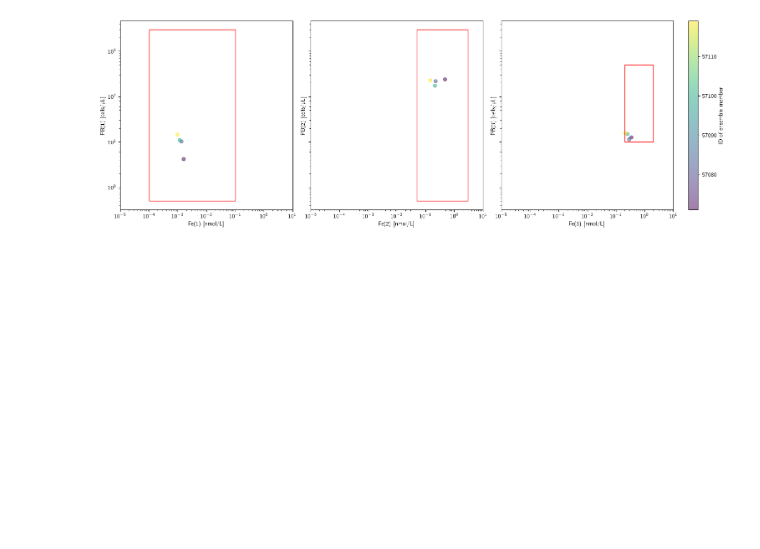
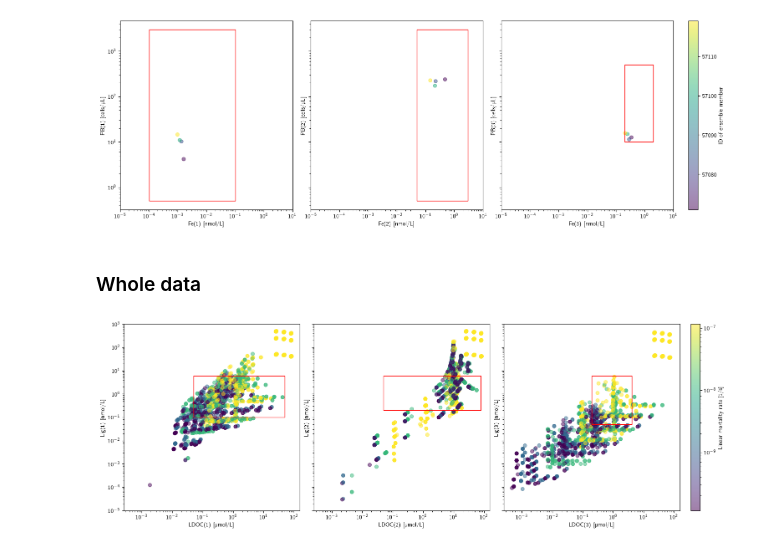
Before and after one commit to konweber/microCOSM_deep, a Jupyter notebook: Ensembles13_to_18/Ensemble13_to_18_analysis.ipynb, the cells around one changed output. Cells and saved outputs as stored; diff of their text form; code cells hidden in the pictures; blank space fills up the shorter version.

```diff
--- a/Ensembles13_to_18/Ensemble13_to_18_analysis.ipynb
+++ b/Ensembles13_to_18/Ensemble13_to_18_analysis.ipynb
@@ -323,3 +398,49 @@ cbar.set_label('ID of ensemble member')
 plt.show()
 # %% [output]
 [figure]
+# %% [markdown]
+### Whole data
+# %%
+### Ligand vs LDOC scatterplot
+
+fig, axs = plt.subplots(1, 3, figsize=(15, 5), sharex=True, sharey=True, constrained_layout=True)
+
+sc1 = axs[0].scatter(data13_to_18['LDOC(1)'], data13_to_18['Lig(1)'], c=data13_to_18['m_l'], cmap='viridis', marker='o', alpha=0.5, norm=LogNorm())
+axs[0].set_xlabel('LDOC(1) [µmol/L]')
+axs[0].set_ylabel('Lig(1) [nmol/L]')
+axs[0].set_xscale('log')
+axs[0].set_yscale('log')
+axs[0].set_ylim(1E-5, 1E3)
+rect = Rectangle((0.05, 0.1), 50 - 0.05, 6 - 0.1, linewidth=1, edgecolor='red', facecolor='none', alpha=1)
+axs[0].add_patch(rect)
+### LDOC must be higher than ligand concentration * rCLig and it must be lower the DOC concentration
+### DOC concentrations are not available for the SO in GEOTRACES or in the Hansell data
+### Efficient dissolved organic carbon production and export in the oligotrophic ocean: https://doi.org/10.1038/s41467-017-02227-3
+###  DOC in the Southern Ocean is lower than ~50 µmol/kg
+
+
+sc2 = axs[1].scatter(data13_to_18['LDOC(2)'], data13_to_18['Lig(2)'], c=data13_to_18['m_l'], cmap='viridis', marker='o', alpha=0.5, norm=LogNorm())
+axs[1].set_xlabel('LDOC(2) [µmol/L]')
+axs[1].set_ylabel('Lig(2) [nmol/L]')
+axs[1].set_xscale('log')
+axs[1].set_yscale('log')
+rect = Rectangle((0.05, 0.2), 80 - 0.05, 6 - 0.2, linewidth=1, edgecolor='red', facecolor='none', alpha=1)
+axs[1].add_patch(rect)
+### DOC concentration in the North Atlantic reaches maximal 80 µmol/kg, LDOC must be lower than that
+### Also for the rest of the ocean DOC is rarely higher than 80 µmol/kg (exeption: Mediterranean Sea, Black Sea, Baltic Sea)
+### LDOC must be higher than ligand concentration * rCLig ~ 50 nmol/kg (maximal for rCLig = 30)
+
+sc3 = axs[2].scatter(data13_to_18['LDOC(3)'], data13_to_18['Lig(3)'], c=data13_to_18['m_l'], cmap='viridis', marker='o', alpha=0.5, norm=LogNorm())
+axs[2].set_xlabel('LDOC(3) [µmol/L]')
+axs[2].set_ylabel('Lig(3) [nmol/L]')
+axs[2].set_xscale('log')
+axs[2].set_yscale('log')
+rect = Rectangle((0.2, 0.05), 4 - 0.05, 6 - 0.2, linewidth=1, edgecolor='red', facecolor='none', alpha=1)
+axs[2].add_patch(rect)
+### DOC in the deep ocean reaches approximately 40 µmol/kg, LDOC must much lower that that
+### Set maximum to 4 µmol/kg (~10% of DOC concentration, already very high)
+
+cbar = fig.colorbar(sc3, ax=axs, orientation='vertical', pad=0.02)
+cbar.set_label('Linear mortality rate [1/s]')
+# %% [output]
+[figure, added]
```
Also changed, not shown: parts of 2 cells of this notebook, 11 other files.
